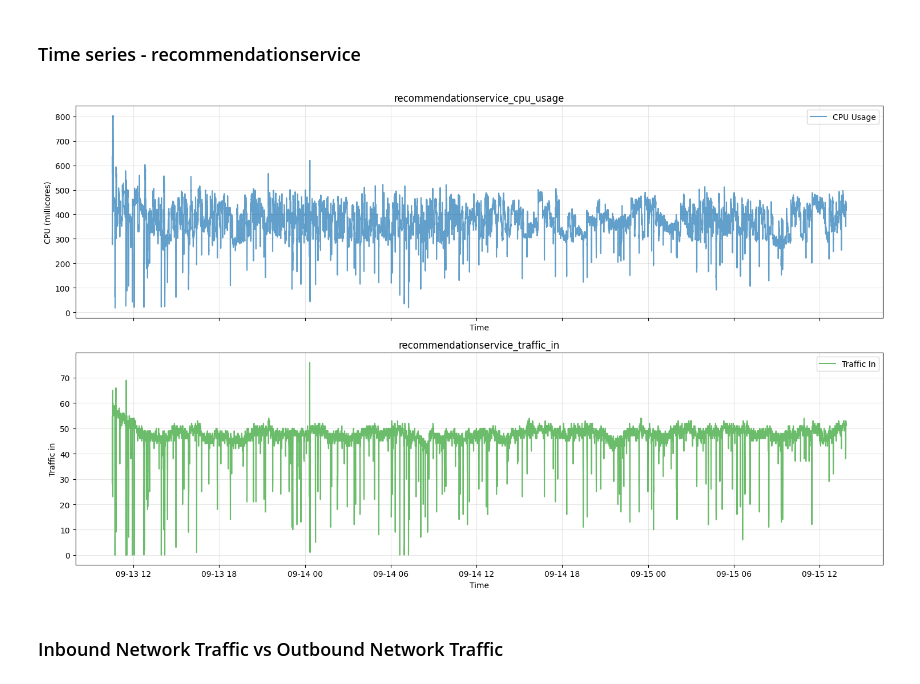
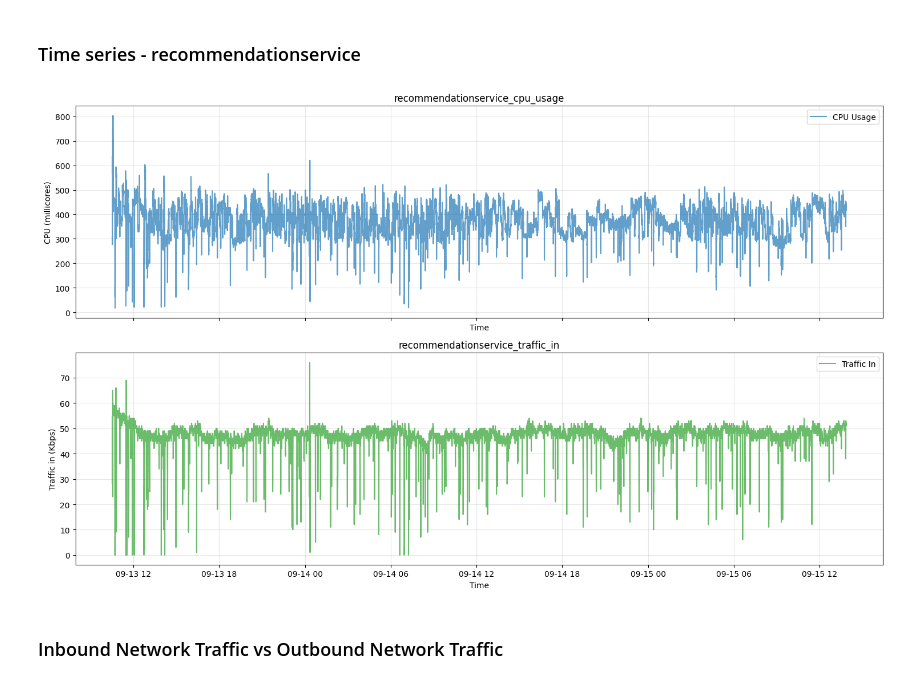
Before and after one commit to BogdanPaul15/gwydion, a Jupyter notebook: gwydion/datasets/real/onlineboutique/v1/onlineboutique.ipynb, the cells around one changed output. Saved outputs shown, nothing was run; the diff lists cells and outputs as text; code cells hidden in the pictures.

```diff
--- a/gwydion/datasets/real/onlineboutique/v1/onlineboutique.ipynb
+++ b/gwydion/datasets/real/onlineboutique/v1/onlineboutique.ipynb
@@ -264,27 +264,27 @@ plt.show()
 # %%
 fig, axes = plt.subplots(2, 1, figsize=(15, 9), sharex=True)
 target_cpu = f"{target}_cpu_usage"
 target_traf = f"{target}_traffic_in"
 target_lat = f"{target}_latency"
 
 axes[0].plot(df_time.index, df_time[target_cpu], label="CPU Usage", color="tab:blue", alpha=0.7)
 axes[0].set_title(f"{target_cpu}")
 axes[0].set_ylabel("CPU (millicores)")
 axes[0].set_xlabel("Time")
 axes[0].grid(True, alpha=0.3)
 axes[0].legend(loc="upper right")
 
 axes[1].plot(df_time.index, df_time[target_traf], label="Traffic In", color="tab:green", alpha=0.7)
 axes[1].set_title(f"{target_traf}")
-axes[1].set_ylabel("Traffic in")
+axes[1].set_ylabel("Traffic in (Kbps)")
 axes[1].set_xlabel("Time")
 axes[1].grid(True, alpha=0.3)
 axes[1].legend(loc="upper right")
 
 plt.tight_layout()
 plt.show()
 # %% [output]
-[figure, old version]
+[figure, new version]
 # %% [markdown]
 ### Inbound Network Traffic vs Outbound Network Traffic
 # %%
```
Also changed, not shown: 6 other files.
